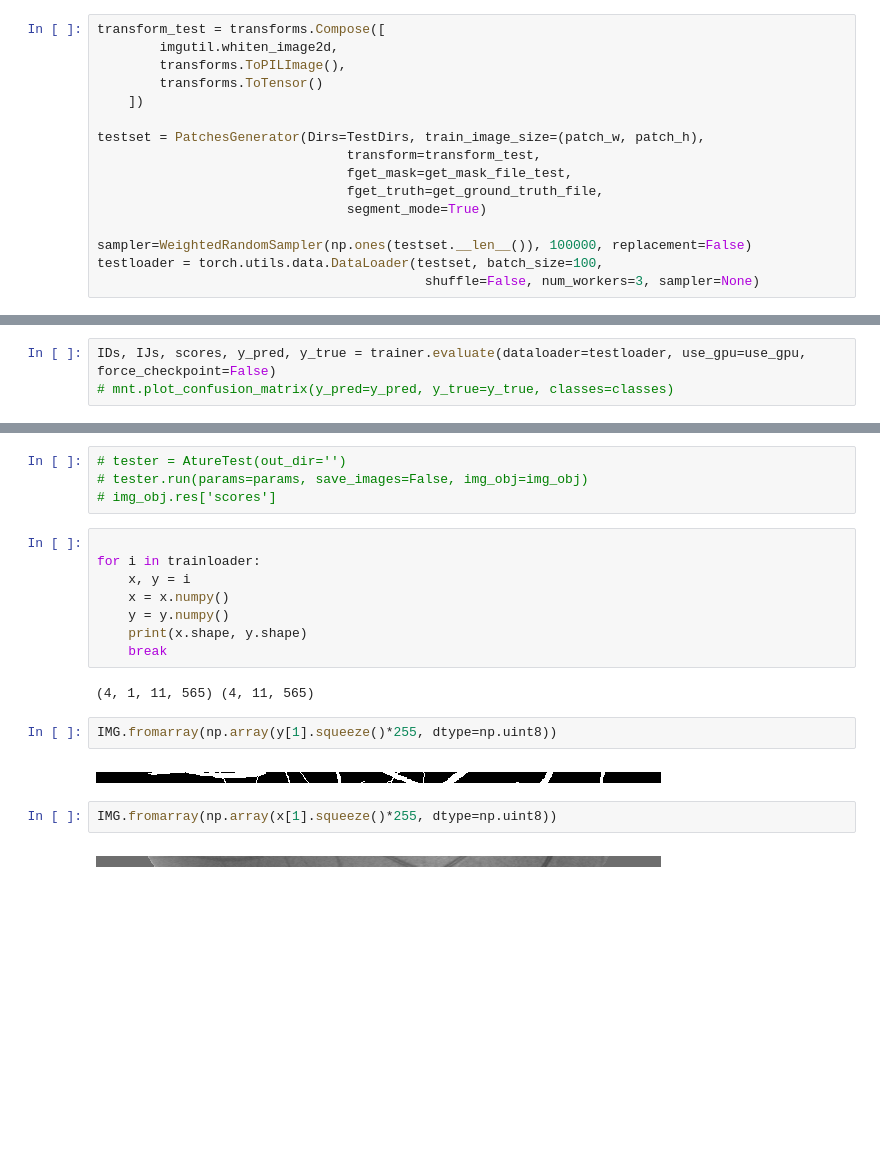
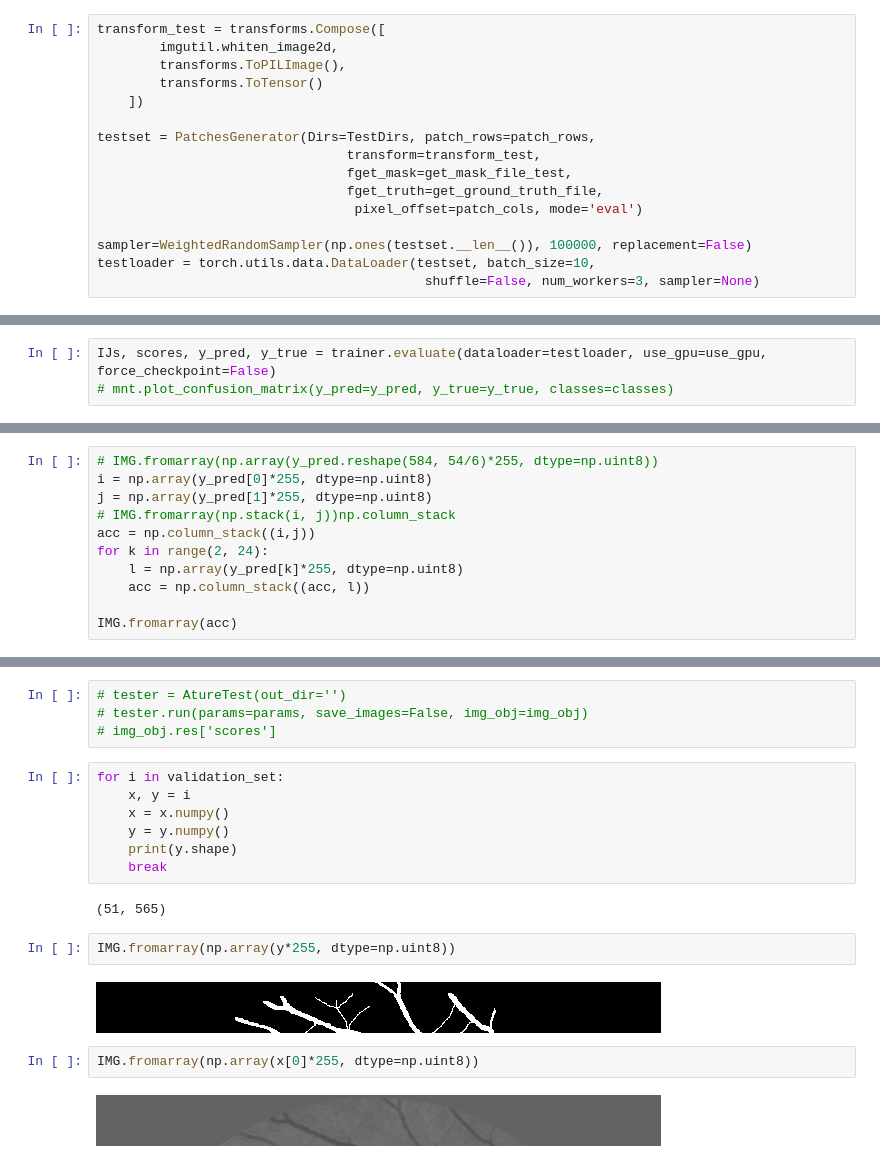
Before and after one commit to sraashis/deepdyn, a Jupyter notebook: notebook/HYBRIDNET_PyTORCH.ipynb, the cells around one changed output, grey strips where cells are left out. Saved outputs shown, nothing was run; the diff lists cells and outputs as text; blank space fills up the shorter version.

```diff
--- a/notebook/HYBRIDNET_PyTORCH.ipynb
+++ b/notebook/HYBRIDNET_PyTORCH.ipynb
@@ -244,13 +228,13 @@ transform_test = transforms.Compose([
         transforms.ToTensor()
     ])
 
-testset = PatchesGenerator(Dirs=TestDirs, train_image_size=(patch_w, patch_h),
+testset = PatchesGenerator(Dirs=TestDirs, patch_rows=patch_rows,
                                 transform=transform_test,
                                 fget_mask=get_mask_file_test,
                                 fget_truth=get_ground_truth_file,
-                                segment_mode=True)
+                                 pixel_offset=patch_cols, mode='eval')
 
 sampler=WeightedRandomSampler(np.ones(testset.__len__()), 100000, replacement=False)
-testloader = torch.utils.data.DataLoader(testset, batch_size=100,
+testloader = torch.utils.data.DataLoader(testset, batch_size=10,
                                           shuffle=False, num_workers=3, sampler=None)
 # %% [output]
@@ -258,5 +242,5 @@ testloader = torch.utils.data.DataLoader(testset, batch_size=100,
 # %%
-IDs, IJs, scores, y_pred, y_true = trainer.evaluate(dataloader=testloader, use_gpu=use_gpu, force_checkpoint=False)
+IJs, scores, y_pred, y_true = trainer.evaluate(dataloader=testloader, use_gpu=use_gpu, force_checkpoint=False)
 # mnt.plot_confusion_matrix(y_pred=y_pred, y_true=y_true, classes=classes)
 # %% [output]
 Evaluating...
@@ -274,0 +251,11 @@ for val in zip(IDs, IJs, sc):
+# %%
+# IMG.fromarray(np.array(y_pred.reshape(584, 54/6)*255, dtype=np.uint8))
+i = np.array(y_pred[0]*255, dtype=np.uint8)
+j = np.array(y_pred[1]*255, dtype=np.uint8)
+# IMG.fromarray(np.stack(i, j))np.column_stack
+acc = np.column_stack((i,j))
+for k in range(2, 24):
+    l = np.array(y_pred[k]*255, dtype=np.uint8)
+    acc = np.column_stack((acc, l))
+
+IMG.fromarray(acc)
@@ -294,20 +287,19 @@ for val in zip(IDs, IJs, sc):
 # tester.run(params=params, save_images=False, img_obj=img_obj)
 # img_obj.res['scores']
 # %%
-
-for i in trainloader:
+for i in validation_set:
     x, y = i
     x = x.numpy()
     y = y.numpy()
-    print(x.shape, y.shape)
+    print(y.shape)
     break
 # %% [output]
-(4, 1, 11, 565) (4, 11, 565)
+(51, 565)
 # %%
-IMG.fromarray(np.array(y[1].squeeze()*255, dtype=np.uint8))
+IMG.fromarray(np.array(y*255, dtype=np.uint8))
 # %% [output]
-[figure, old version]
+[figure, new version]
 # %%
-IMG.fromarray(np.array(x[1].squeeze()*255, dtype=np.uint8))
+IMG.fromarray(np.array(x[0]*255, dtype=np.uint8))
 # %% [output]
-[figure, old version]
+[figure, new version]
```
Also changed, not shown: parts of 20 cells of this notebook, 5 other files.
